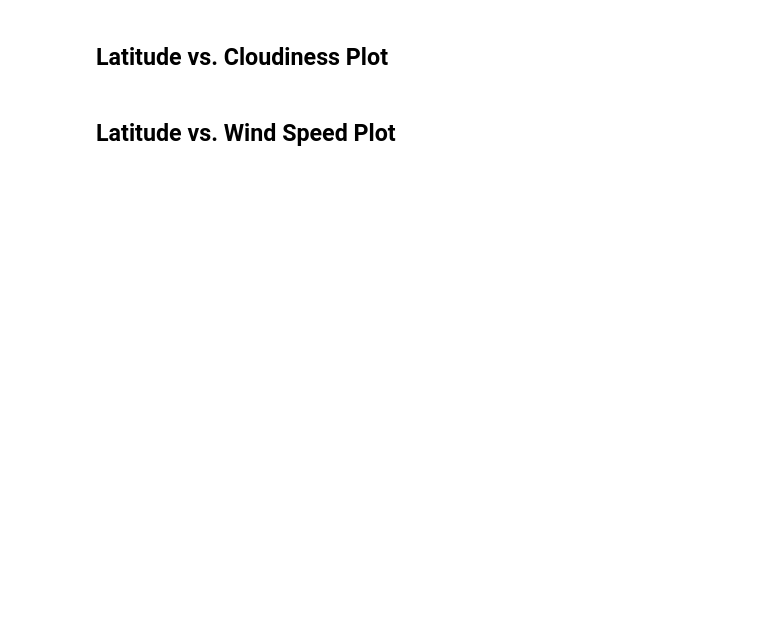
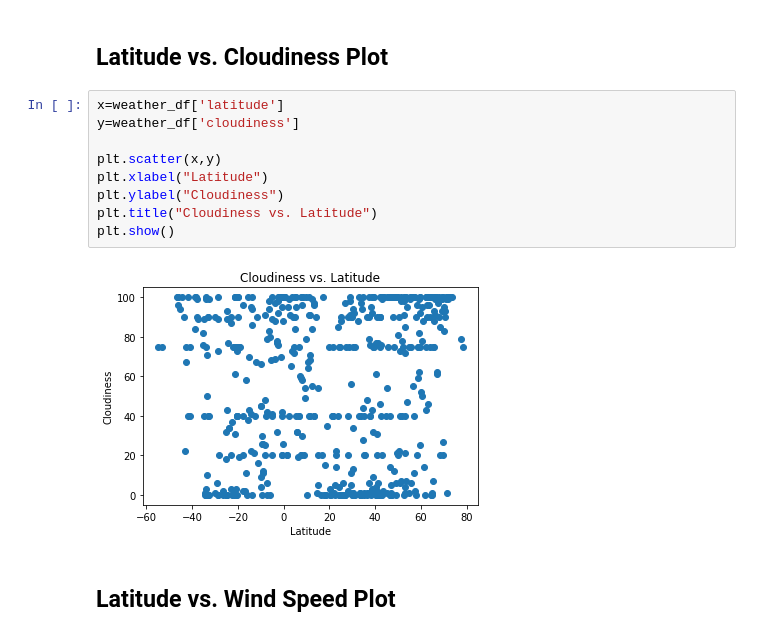
Before and after one commit to rketchum95/python_api, a Jupyter notebook: WeatherPy.ipynb, the cells around one changed output. Drawn from its saved outputs; the diff is of its cells as text; blank space fills up the shorter version.

```diff
--- a/WeatherPy.ipynb
+++ b/WeatherPy.ipynb
@@ -140,4 +200,15 @@ Skip this step if there are no cities that have humidity > 100%.
 # %% [markdown]
 ## Latitude vs. Cloudiness Plot
+# %%
+x=weather_df['latitude']
+y=weather_df['cloudiness']
+
+plt.scatter(x,y)
+plt.xlabel("Latitude")
+plt.ylabel("Cloudiness")
+plt.title("Cloudiness vs. Latitude")
+plt.show()
+# %% [output]
+[figure, added]
 # %% [markdown]
 ## Latitude vs. Wind Speed Plot
```
Also changed, not shown: parts of 16 cells of this notebook.
